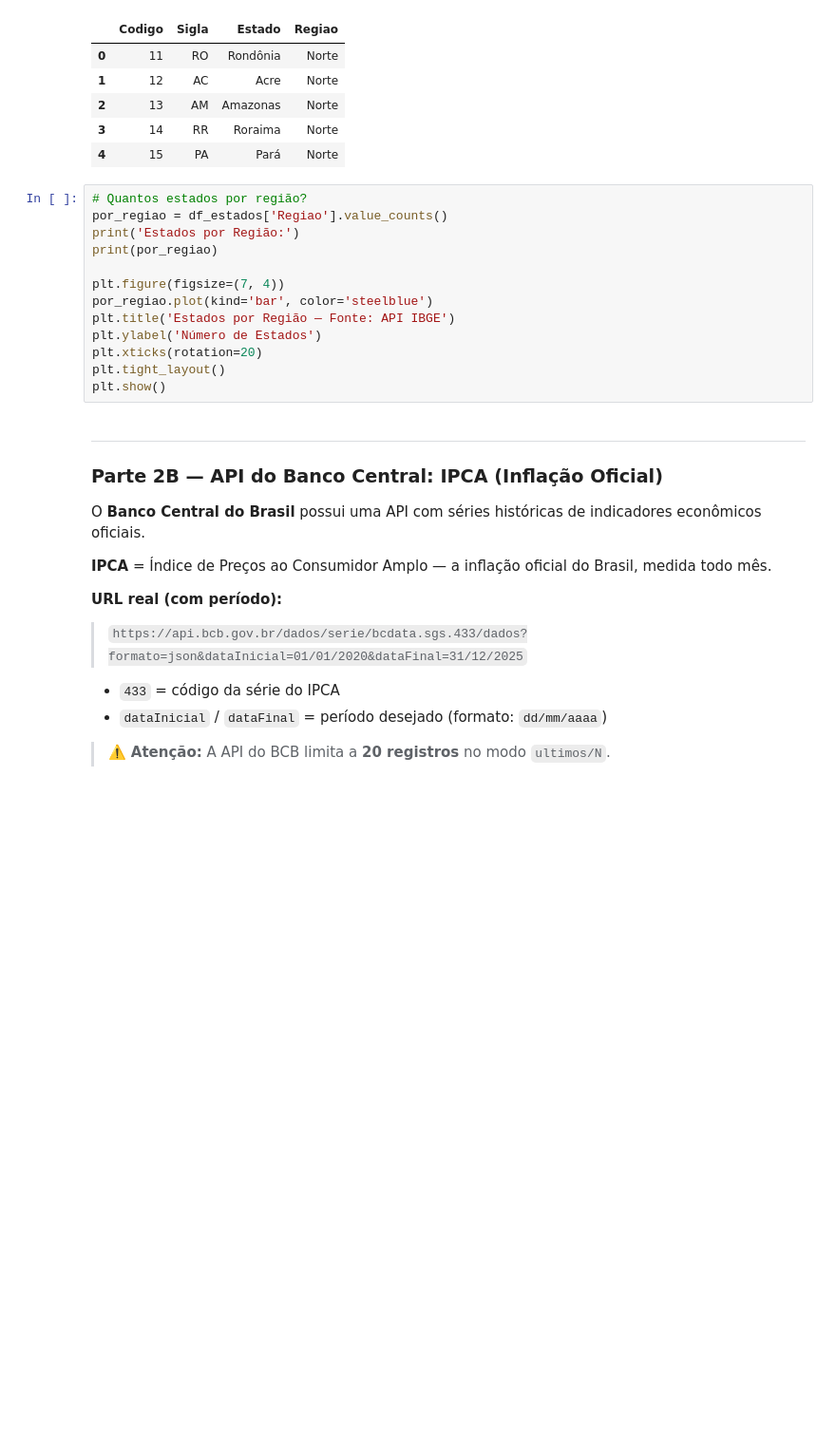
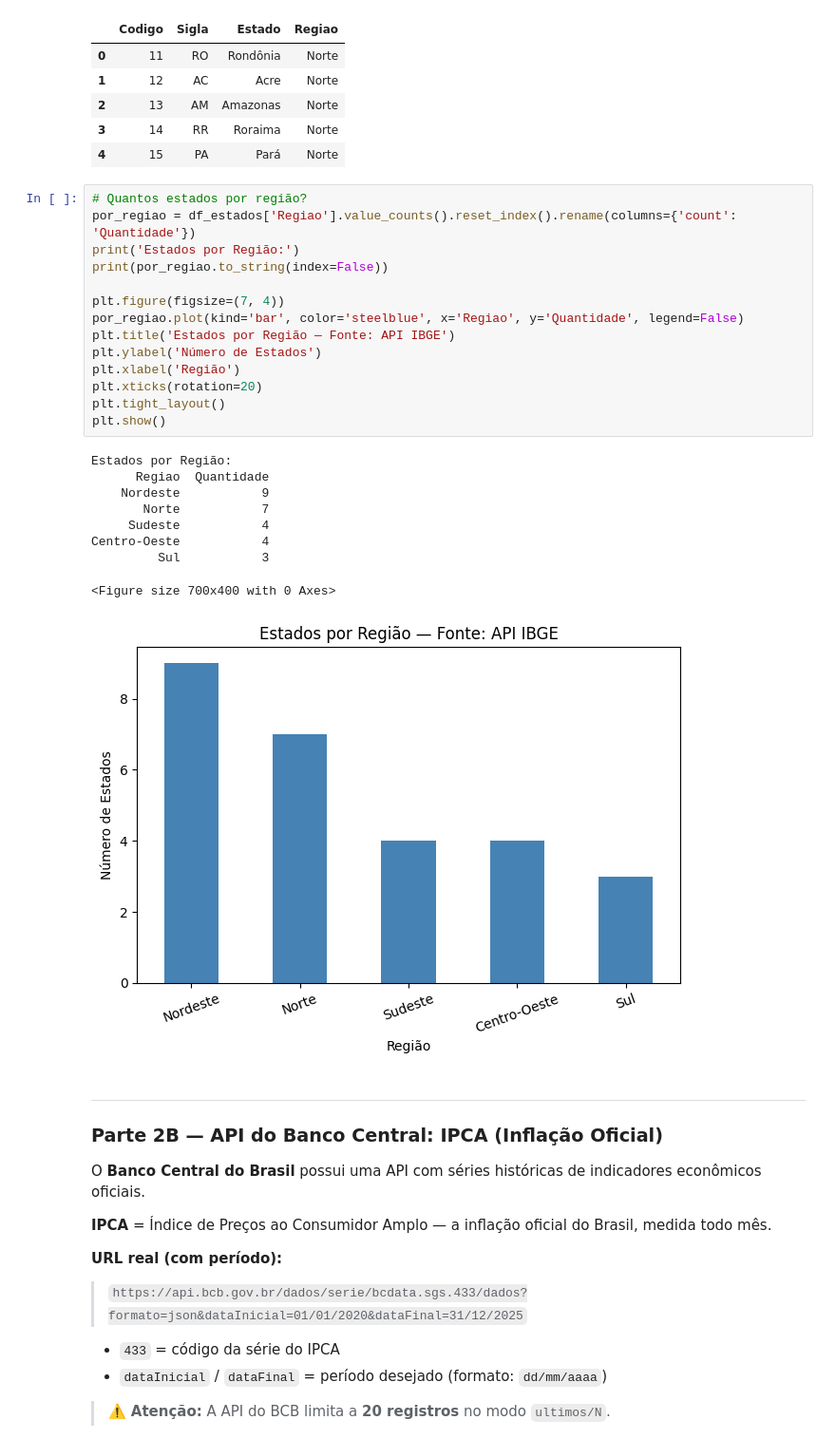
Before and after one commit to cfneves/turma02-visualizacao-de-dados, a Jupyter notebook: alunos/samuel_bucco/semana_07/notebooks/aula_01/dia_01_dados_publicos_kaggle.ipynb, the cells around one changed output. Shown at 95% size. Saved outputs shown, nothing was run; the diff lists cells and outputs as text; blank space fills up the shorter version.

```diff
--- a/alunos/samuel_bucco/semana_07/notebooks/aula_01/dia_01_dados_publicos_kaggle.ipynb
+++ b/alunos/samuel_bucco/semana_07/notebooks/aula_01/dia_01_dados_publicos_kaggle.ipynb
@@ -138,17 +140,28 @@ Colunas: ['Codigo', 'Sigla', 'Estado', 'Regiao']
 | 4 | 15 | PA | Pará | Norte |
 # %%
 # Quantos estados por região?
-por_regiao = df_estados['Regiao'].value_counts()
+por_regiao = df_estados['Regiao'].value_counts().reset_index().rename(columns={'count': 'Quantidade'})
 print('Estados por Região:')
-print(por_regiao)
+print(por_regiao.to_string(index=False))
 
 plt.figure(figsize=(7, 4))
-por_regiao.plot(kind='bar', color='steelblue')
+por_regiao.plot(kind='bar', color='steelblue', x='Regiao', y='Quantidade', legend=False)
 plt.title('Estados por Região — Fonte: API IBGE')
 plt.ylabel('Número de Estados')
+plt.xlabel('Região')
 plt.xticks(rotation=20)
 plt.tight_layout()
 plt.show()
+# %% [output]
+Estados por Região:
+      Regiao  Quantidade
+    Nordeste           9
+       Norte           7
+     Sudeste           4
+Centro-Oeste           4
+         Sul           3
+<Figure size 700x400 with 0 Axes>
+[figure, added]
 # %% [markdown]
 ---
 ### Parte 2B — API do Banco Central: IPCA (Inflação Oficial)
```
Also changed, not shown: parts of 23 cells of this notebook, 2 other files.
